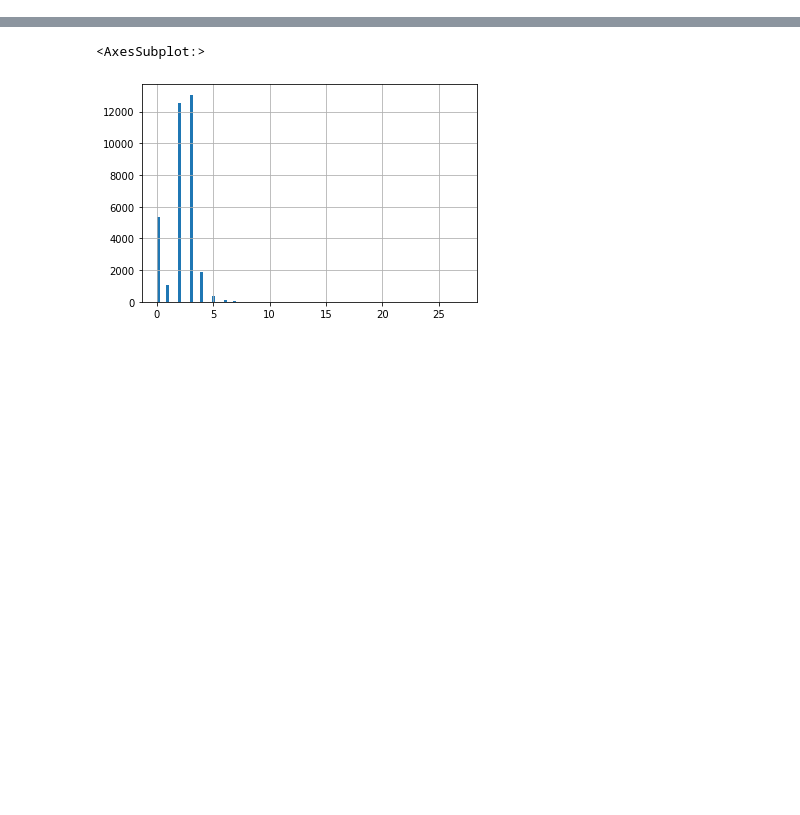
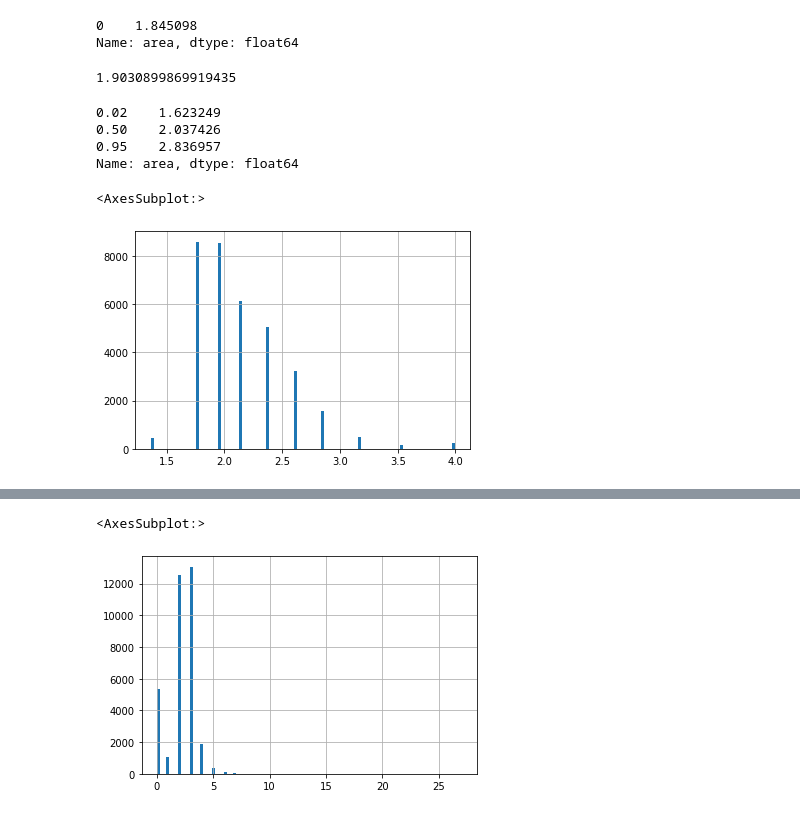
Before and after one commit to emdemor/model-pc-house-prices, a Jupyter notebook: main.ipynb, the cells around one changed output, grey strips where cells are left out. Drawn from its saved outputs; the diff is of its cells as text; code cells hidden in the pictures; blank space fills up the shorter version.

```diff
--- a/main.ipynb
+++ b/main.ipynb
@@ -61 +65,22 @@ array([[1.        , 0.45909141],
+# %%
+X_train['area'].mode()
+# %% [output]
+0    1.845098
+Name: area, dtype: float64
+# %%
+np.log10(80)
+# %% [output]
+1.9030899869919435
+# %%
+X_train['area'].quantile([0.02,0.5,0.95])
+# %% [output]
+0.02    1.623249
+0.50    2.037426
+0.95    2.836957
+Name: area, dtype: float64
+# %%
+X_train['area'].hist(bins=100)
+# %% [output]
+<AxesSubplot:>
+[figure, added]
 # %%
```
Also changed, not shown: parts of 10 cells of this notebook.
